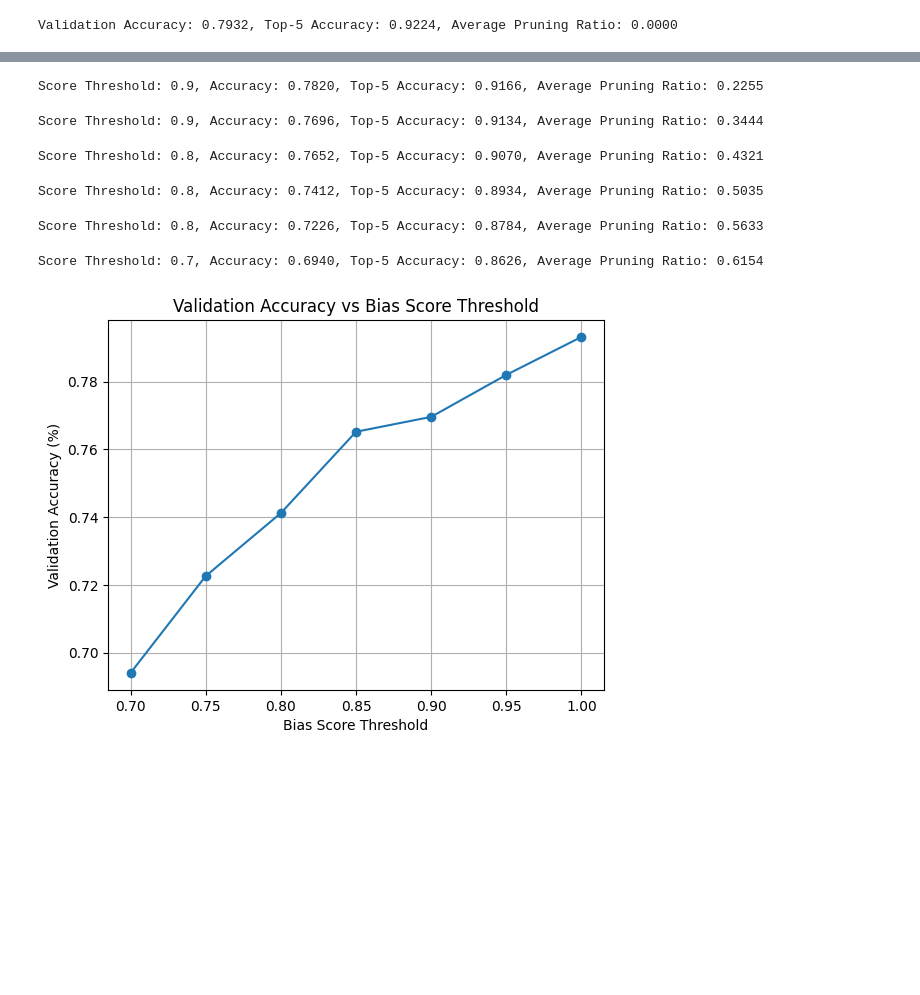
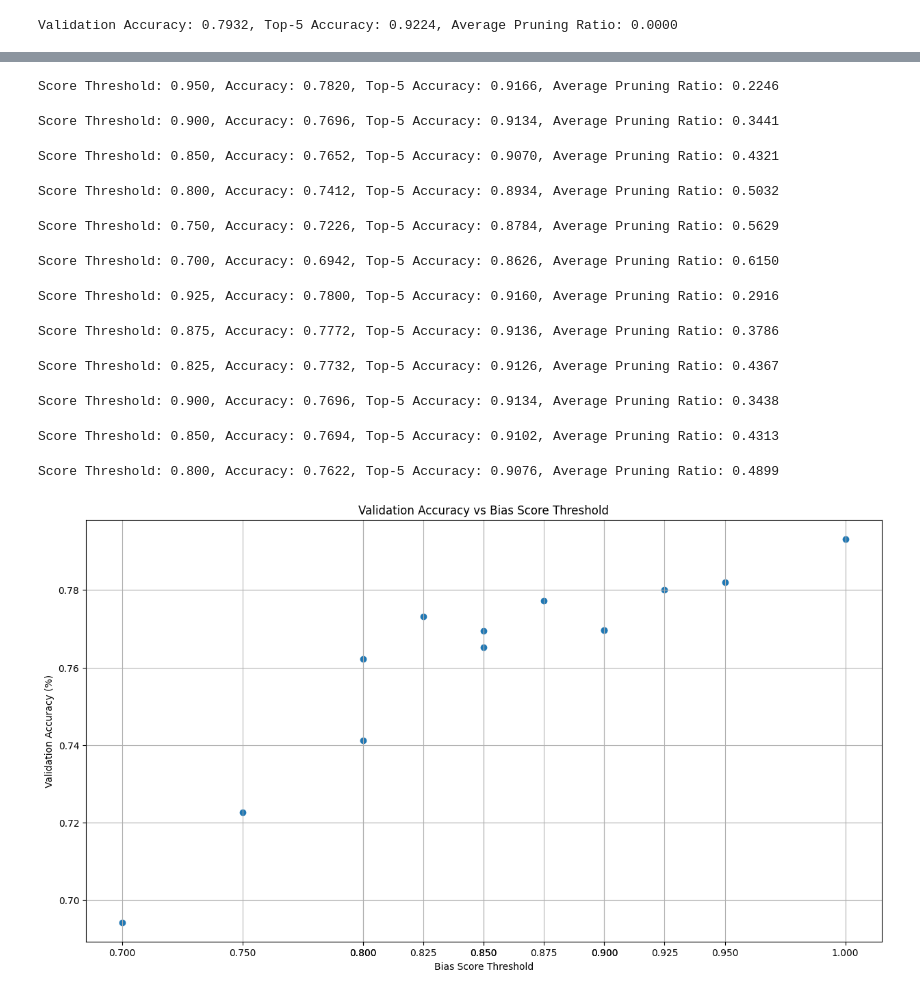
Before and after one commit to Carlosss543/attention-with-bias, a Jupyter notebook: forward_pruning.ipynb, the cells around one changed output, grey strips where cells are left out. Drawn from its saved outputs; the diff is of its cells as text; code cells hidden in the pictures; blank space fills up the shorter version.

Commit message:
bias score threshold qui peut varier par couche et amélioration du forward_pruning.py

```diff
--- a/forward_pruning.ipynb
+++ b/forward_pruning.ipynb
@@ -15,6 +15,8 @@ params = SimpleNamespace(
     num_classes=100,
     img_size=224,
     batch_size=128,
+    checkpoint_path="training_checkpoints/checkpoint1/vit_custom_epoch_200.pth",
+    use_bias=True,
     bias_threshold=None,
     bias_topk=None,
     bias_score_threshold=None
@@ -84,25 +89,0 @@ TopK: 0.0, Accuracy: 0.0732, Top-5 Accuracy: 0.2026, Average Pruning Ratio: 0.99
-# %%
-# plot accuracy en fonction du topk, mais avec pruning seulement sur les 6 dernières couches
-
-topk_values = [[1.0]*6 + [1.0]*6, [1.0]*6 + [0.9]*6, [1.0]*6 + [0.8]*6, [1.0]*6 + [0.7]*6, [1.0]*6 + [0.6]*6, [1.0]*6 + [0.5]*6, [1.0]*6 + [0.4]*6, [1.0]*6 + [0.3]*6, [1.0]*6 + [0.2]*6, [1.0]*6 + [0.1]*6, [1.0]*6 + [0.0]*6]
-acc_values = []
-
-for topk in topk_values:
-    model = vit_custom(num_classes=params.num_classes, image_size=params.img_size, use_bias=True, bias_threshold=None, bias_topk=topk).to(device)
-    checkpoint = torch.load("training_checkpoints/checkpoint6/vit_custom_epoch_200.pth")
-    checkpoint = checkpoint["model_state_dict"]
-    checkpoint = convert_qkv_to_q_k_v(checkpoint)
-    model.load_state_dict(checkpoint)
-    model.eval();
-
-    avg_loss, avg_acc, avg_acc_top5, avg_pruned_ratio = val_one_epoch(val_loader, model, torch.nn.CrossEntropyLoss(), device, wandb_log=False)
-    acc_values.append(avg_acc)
-    print(f"TopK: {(mean(topk)):.1f}, Accuracy: {avg_acc:.4f}, Top-5 Accuracy: {avg_acc_top5:.4f}, Average Pruning Ratio: {avg_pruned_ratio:.4f}")
-
-plt.plot([mean(k) for k in topk_values], acc_values, marker='o')
-plt.title("Validation Accuracy vs Bias TopK")
-plt.xlabel("Bias TopK")
-plt.ylabel("Validation Accuracy (%)")
-plt.xticks([mean(k) for k in topk_values])
-plt.grid()
-plt.show()
@@ -128,7 +96,7 @@ avg_pruned_ratio_values = []
 
 for threshold in threshold_values:
     model = vit_custom(num_classes=params.num_classes, image_size=params.img_size, use_bias=True, bias_threshold=threshold, bias_topk=None).to(device)
-    checkpoint = torch.load("training_checkpoints/checkpoint6/vit_custom_epoch_200.pth")
+    checkpoint = torch.load(params.checkpoint_path, map_location=device)
     checkpoint = checkpoint["model_state_dict"]
     checkpoint = convert_qkv_to_q_k_v(checkpoint)
     model.load_state_dict(checkpoint)
@@ -137,7 +105,7 @@ for threshold in threshold_values:
     avg_loss, avg_acc, avg_acc_top5, avg_pruned_ratio = val_one_epoch(val_loader, model, torch.nn.CrossEntropyLoss(), device, wandb_log=False)
     acc_values.append(avg_acc)
     avg_pruned_ratio_values.append(avg_pruned_ratio)
-    print(f"Threshold: {threshold:.1f}, Accuracy: {avg_acc:.4f}, Top-5 Accuracy: {avg_acc_top5:.4f}, Average Pruning Ratio: {avg_pruned_ratio:.4f}")
+    print(f"Threshold: {threshold:.3f}, Accuracy: {avg_acc:.4f}, Top-5 Accuracy: {avg_acc_top5:.4f}, Average Pruning Ratio: {avg_pruned_ratio:.4f}")
 
 plt.plot(threshold_values, acc_values, marker='o')
 plt.title("Validation Accuracy vs Bias Threshold")
@@ -160,13 +128,15 @@ Threshold: 1.0, Accuracy: 0.1852, Top-5 Accuracy: 0.3668, Average Pruning Ratio:
 # %%
 # plot accuracy en fonction du nombre de neurones prunés (score threshold)
 
-score_threshold_values = [1.0, 0.95, 0.9, 0.85, 0.8, 0.75, 0.7]
+score_threshold_values = [[1.0]*12, [0.95]*12, [0.9]*12, [0.85]*12, [0.8]*12, [0.75]*12, [0.7]*12,
+                          [0.95]*6 + [0.9]*6, [0.95]*6 + [0.8]*6, [0.95]*6 + [0.7]*6,
+                          [0.90]*6 + [0.9]*6, [0.90]*6 + [0.8]*6, [0.90]*6 + [0.7]*6]
 acc_values = []
 avg_pruned_ratio_values = []
 
 for threshold in score_threshold_values:
     model = vit_custom(num_classes=params.num_classes, image_size=params.img_size, use_bias=True, bias_threshold=None, bias_topk=None, bias_score_threshold=threshold).to(device)
-    checkpoint = torch.load("training_checkpoints/checkpoint1/vit_custom_epoch_200.pth")
+    checkpoint = torch.load(params.checkpoint_path, map_location=device)
     checkpoint = checkpoint["model_state_dict"]
     checkpoint = convert_qkv_to_q_k_v(checkpoint)
     model.load_state_dict(checkpoint)
@@ -175,13 +145,14 @@ for threshold in score_threshold_values:
     avg_loss, avg_acc, avg_acc_top5, avg_pruned_ratio = val_one_epoch(val_loader, model, torch.nn.CrossEntropyLoss(), device, wandb_log=False)
     acc_values.append(avg_acc)
     avg_pruned_ratio_values.append(avg_pruned_ratio)
-    print(f"Score Threshold: {threshold:.1f}, Accuracy: {avg_acc:.4f}, Top-5 Accuracy: {avg_acc_top5:.4f}, Average Pruning Ratio: {avg_pruned_ratio:.4f}")
+    print(f"Score Threshold: {mean(threshold):.3f}, Accuracy: {avg_acc:.4f}, Top-5 Accuracy: {avg_acc_top5:.4f}, Average Pruning Ratio: {avg_pruned_ratio:.4f}")
 
-plt.plot(score_threshold_values, acc_values, marker='o')
+plt.figure(figsize=(15, 8))
+plt.scatter([mean(t) for t in score_threshold_values], acc_values, marker='o')
 plt.title("Validation Accuracy vs Bias Score Threshold")
 plt.xlabel("Bias Score Threshold")
 plt.ylabel("Validation Accuracy (%)")
-plt.xticks(score_threshold_values)
+plt.xticks([mean(t) for t in score_threshold_values])
 plt.grid()
 plt.show()
 # %% [output]
@@ -189,7 +160,13 @@ Score Threshold: 1.0, Accuracy: 0.7932, Top-5 Accuracy: 0.9230, Average Pruning
-Score Threshold: 0.9, Accuracy: 0.7820, Top-5 Accuracy: 0.9166, Average Pruning Ratio: 0.2255
+Score Threshold: 0.950, Accuracy: 0.7820, Top-5 Accuracy: 0.9166, Average Pruning Ratio: 0.2246
-Score Threshold: 0.9, Accuracy: 0.7696, Top-5 Accuracy: 0.9134, Average Pruning Ratio: 0.3444
+Score Threshold: 0.900, Accuracy: 0.7696, Top-5 Accuracy: 0.9134, Average Pruning Ratio: 0.3441
-Score Threshold: 0.8, Accuracy: 0.7652, Top-5 Accuracy: 0.9070, Average Pruning Ratio: 0.4321
+Score Threshold: 0.850, Accuracy: 0.7652, Top-5 Accuracy: 0.9070, Average Pruning Ratio: 0.4321
-Score Threshold: 0.8, Accuracy: 0.7412, Top-5 Accuracy: 0.8934, Average Pruning Ratio: 0.5035
+Score Threshold: 0.800, Accuracy: 0.7412, Top-5 Accuracy: 0.8934, Average Pruning Ratio: 0.5032
-Score Threshold: 0.8, Accuracy: 0.7226, Top-5 Accuracy: 0.8784, Average Pruning Ratio: 0.5633
+Score Threshold: 0.750, Accuracy: 0.7226, Top-5 Accuracy: 0.8784, Average Pruning Ratio: 0.5629
-Score Threshold: 0.7, Accuracy: 0.6940, Top-5 Accuracy: 0.8626, Average Pruning Ratio: 0.6154
+Score Threshold: 0.700, Accuracy: 0.6942, Top-5 Accuracy: 0.8626, Average Pruning Ratio: 0.6150
+Score Threshold: 0.925, Accuracy: 0.7800, Top-5 Accuracy: 0.9160, Average Pruning Ratio: 0.2916
+Score Threshold: 0.875, Accuracy: 0.7772, Top-5 Accuracy: 0.9136, Average Pruning Ratio: 0.3786
+Score Threshold: 0.825, Accuracy: 0.7732, Top-5 Accuracy: 0.9126, Average Pruning Ratio: 0.4367
+Score Threshold: 0.900, Accuracy: 0.7696, Top-5 Accuracy: 0.9134, Average Pruning Ratio: 0.3438
+Score Threshold: 0.850, Accuracy: 0.7694, Top-5 Accuracy: 0.9102, Average Pruning Ratio: 0.4313
+Score Threshold: 0.800, Accuracy: 0.7622, Top-5 Accuracy: 0.9076, Average Pruning Ratio: 0.4899
-[figure, old version]
+[figure, new version]
```
Also changed, not shown: parts of 6 cells of this notebook, 1 other file.
